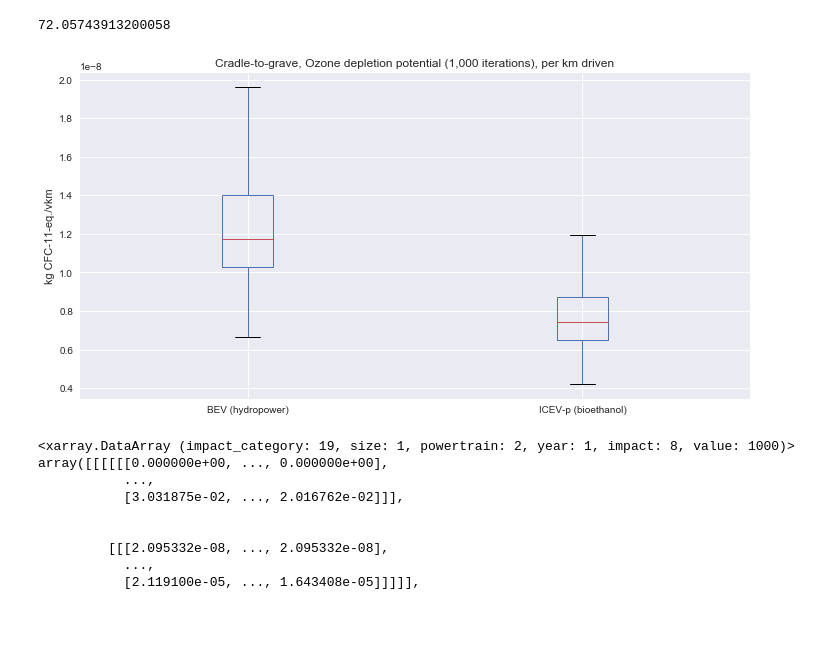
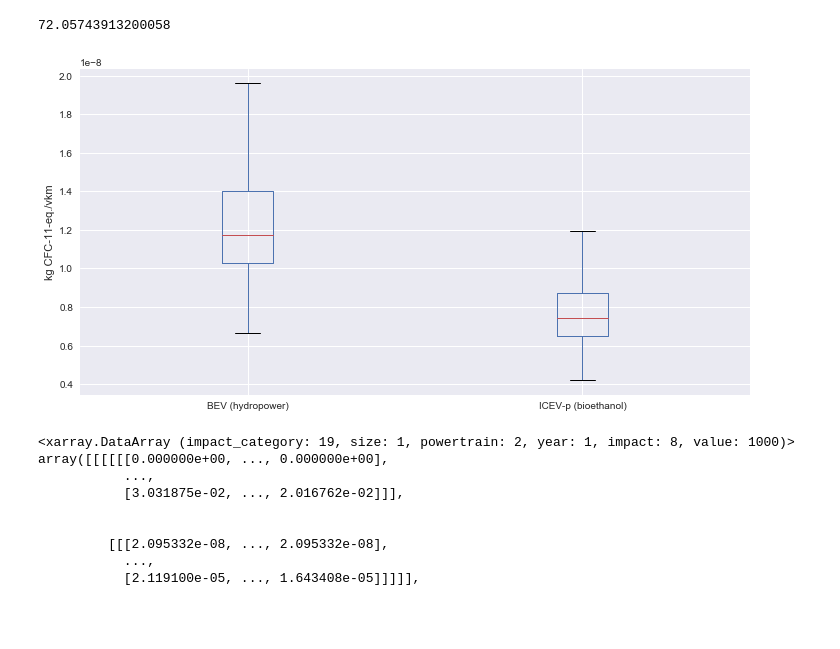
Before and after one commit to romainsacchi/carculator, a Jupyter notebook: examples/Examples.ipynb, the cells around one changed output. Cells and saved outputs as stored; diff of their text form; code cells hidden in the pictures.

```diff
--- a/examples/Examples.ipynb
+++ b/examples/Examples.ipynb
@@ -873,15 +873,15 @@ timeit.timeit(MC_analysis, number=1)
 # %%
 import matplotlib.pyplot as plt
 
 data_MC = results.sel(impact_category='ozone depletion').sum(axis=3).to_dataframe('climate change')
 plt.style.use('seaborn')
 data_MC.unstack(level=[0,1,2]).boxplot(showfliers=False, figsize=(12,6))
-plt.title("Cradle-to-grave, Ozone depletion potential (1,000 iterations), per km driven")
+#plt.title("Cradle-to-grave, Ozone depletion potential (1,000 iterations), per km driven")
 plt.xticks([1,2],["BEV (hydropower)", "ICEV-p (bioethanol)"])
 plt.ylabel('kg CFC-11-eq./vkm')
 plt.show()
 # %% [output]
-[figure, old version]
+[figure, new version]
 # %%
 
 data = results.sel(impact_category='climate change', size='Large', year=2040).sum(axis=1).values
```
Also changed, not shown: 2 other files.
